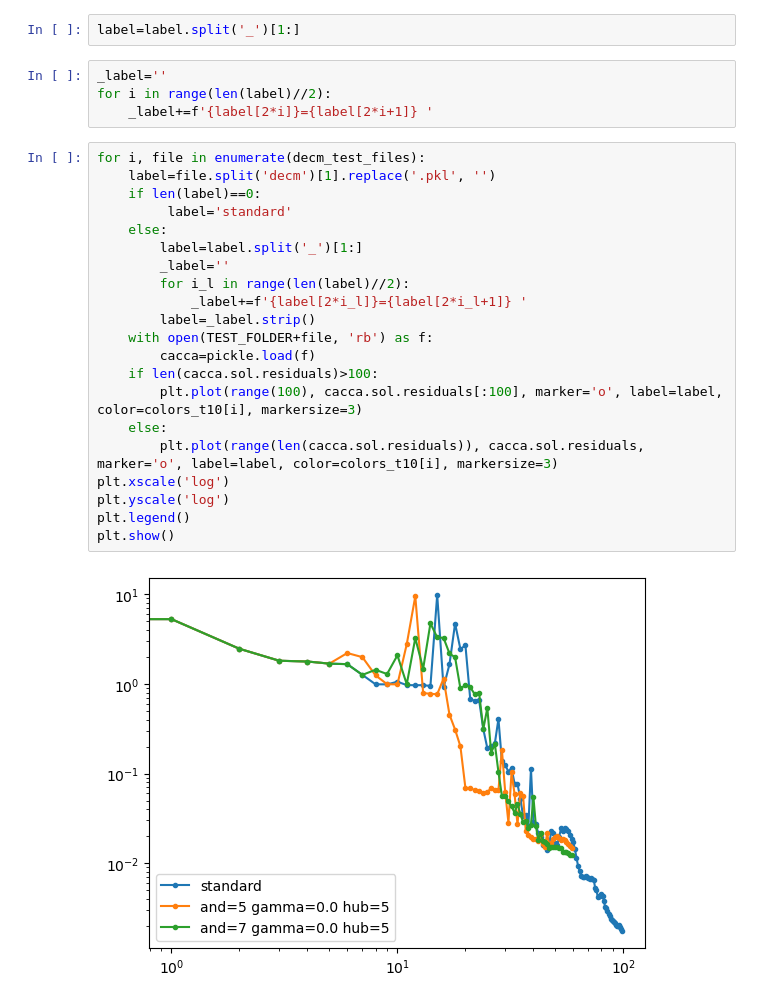
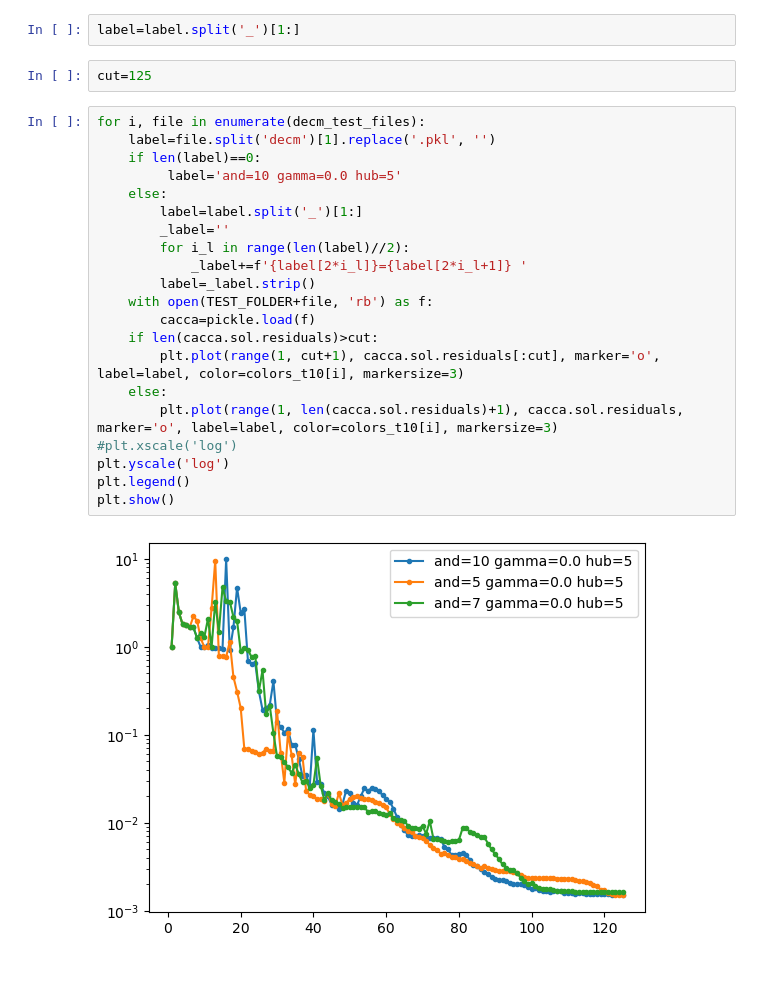
Before and after one commit to fabiosaracco/bowtie2, a Jupyter notebook: 0_1_convergence_test.ipynb, the cells around one changed output. Saved outputs shown, nothing was run; the diff lists cells and outputs as text; blank space fills up the shorter version.

```diff
--- a/0_1_convergence_test.ipynb
+++ b/0_1_convergence_test.ipynb
@@ -417,30 +417,28 @@ colors_t10 = plt.cm.tab10.colors  # lista di 10 tuple RGB
 label=decm_test_files[1].split('decm')[1].replace('.pkl', '')
 # %%
 label=label.split('_')[1:]
-# %%
-_label=''
-for i in range(len(label)//2):
-    _label+=f'{label[2*i]}={label[2*i+1]} '
+# %%
+cut=125
 # %%
 for i, file in enumerate(decm_test_files):
     label=file.split('decm')[1].replace('.pkl', '')
     if len(label)==0:
-         label='standard'
+         label='and=10 gamma=0.0 hub=5'
     else:
         label=label.split('_')[1:]
         _label=''
         for i_l in range(len(label)//2):
             _label+=f'{label[2*i_l]}={label[2*i_l+1]} '
         label=_label.strip()
     with open(TEST_FOLDER+file, 'rb') as f:
         cacca=pickle.load(f)
-    if len(cacca.sol.residuals)>100:
-        plt.plot(range(100), cacca.sol.residuals[:100], marker='o', label=label, color=colors_t10[i], markersize=3)
+    if len(cacca.sol.residuals)>cut:
+        plt.plot(range(1, cut+1), cacca.sol.residuals[:cut], marker='o', label=label, color=colors_t10[i], markersize=3)
     else:
-        plt.plot(range(len(cacca.sol.residuals)), cacca.sol.residuals, marker='o', label=label, color=colors_t10[i], markersize=3)
-plt.xscale('log')
+        plt.plot(range(1, len(cacca.sol.residuals)+1), cacca.sol.residuals, marker='o', label=label, color=colors_t10[i], markersize=3)
+#plt.xscale('log')
 plt.yscale('log')
 plt.legend()
 plt.show()
 # %% [output]
-[figure, old version]
+[figure, new version]
```
Also changed, not shown: 3 other files.
